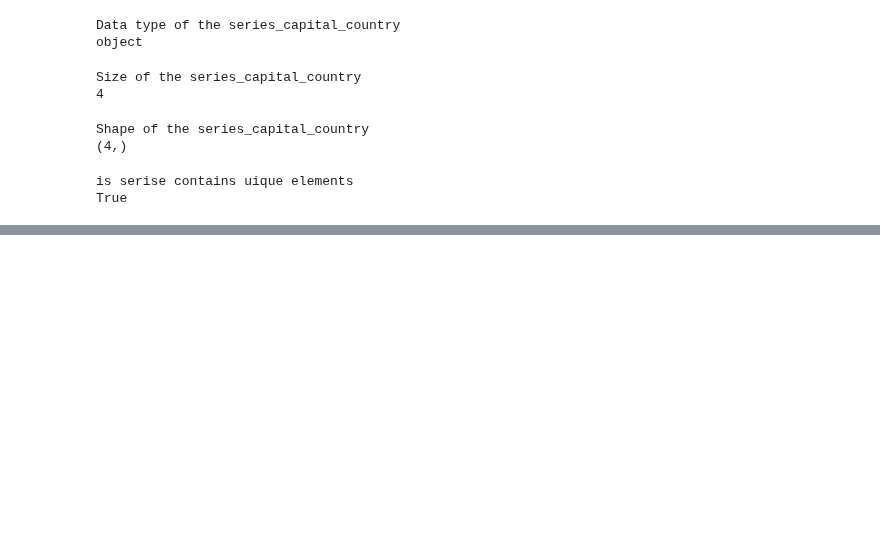
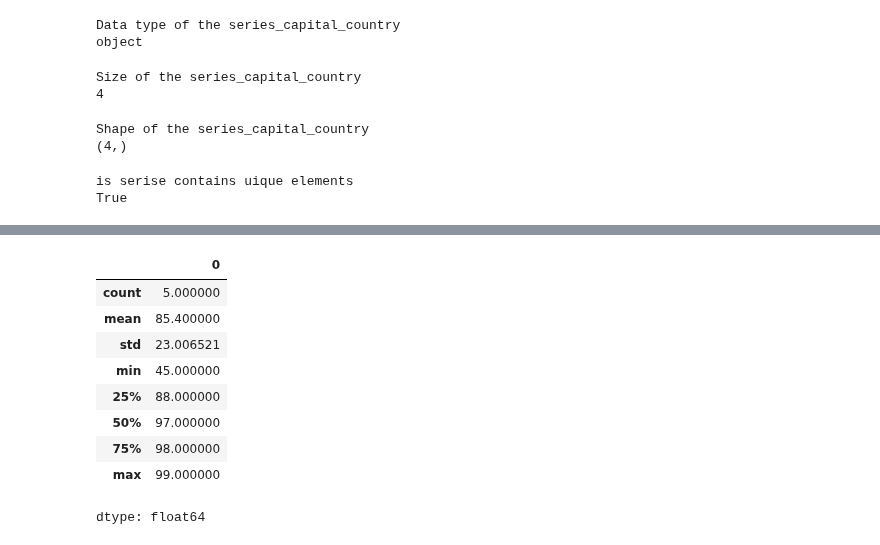
Before and after one commit to Rishabh9559/Data_science, a Jupyter notebook: python/Pandas.ipynb, the cells around one changed output, grey strips where cells are left out. Drawn from its saved outputs; the diff is of its cells as text; code cells hidden in the pictures; blank space fills up the shorter version.

```diff
--- a/python/Pandas.ipynb
+++ b/python/Pandas.ipynb
@@ -216,0 +237,8 @@ True
+# %%
+marks=[99,98,97,45,88]
+student=['Rishabh','Rahul','Vaishnavi','Radheeka','Vani']
+
+
+series_student=pd.Series(marks,index=student)
+
+print(series_student)
@@ -216,0 +260,13 @@ True
+# %%
+series_student.describe() # display all statistics data
+# %% [output]
+|  | 0 |
+| count | 5.000000 |
+| mean | 85.400000 |
+| std | 23.006521 |
+| min | 45.000000 |
+| 25% | 88.000000 |
+| 50% | 97.000000 |
+| 75% | 98.000000 |
+| max | 99.000000 |
+dtype: float64
```
Also changed, not shown: parts of 6 cells of this notebook.
